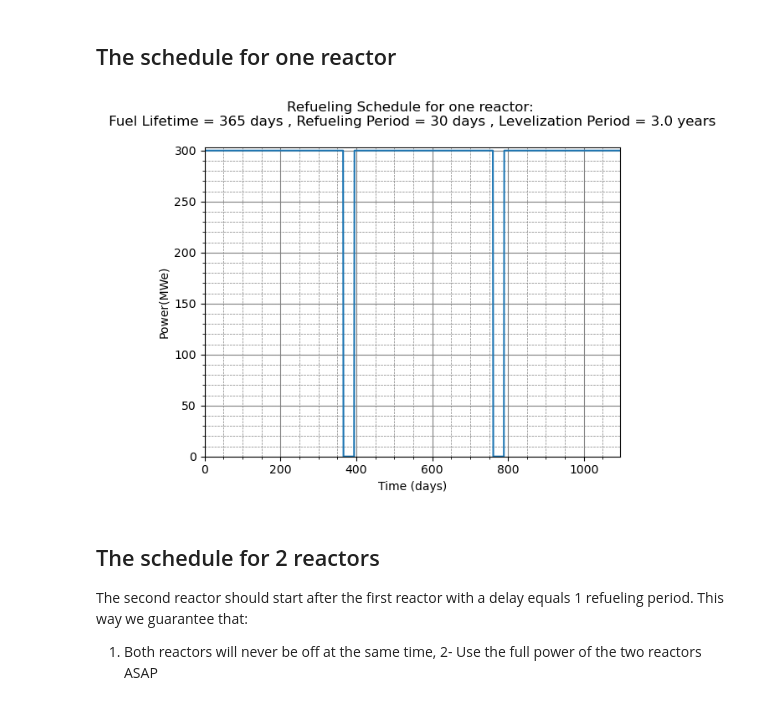
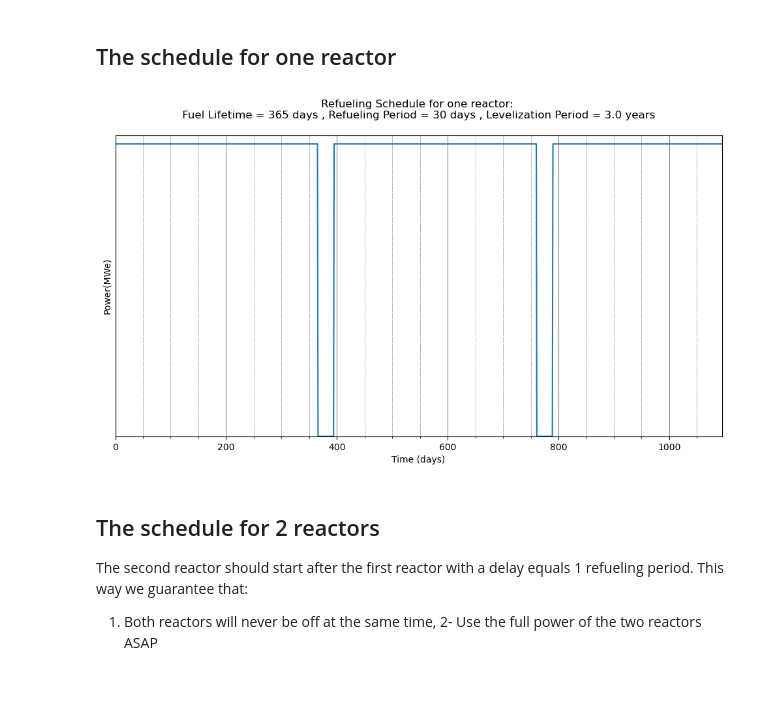
Before and after one commit to BotrosHanna-INL/nuc_DataCenters, a Jupyter notebook: reliability.ipynb, the cells around one changed output. Drawn from its saved outputs; the diff is of its cells as text; code cells hidden in the pictures.

Commit message:
plots

```diff
--- a/reliability.ipynb
+++ b/reliability.ipynb
@@ -53,35 +62,39 @@ please provide us feedback at https://github.com/pandas-dev/pandas/issues/54466
 # %% [markdown]
 ## The schedule for one reactor
 # %%
+fig = plt.figure(figsize=(12, 6))
 power = 300 # MWe
 fuel_lifetime = 1*365 # days
 refueling_period = 30 #days. In this work, the refueling period has to be at least 2 days
 levelization_period = 3*365 # in days
 inital_delay = 0
 
 t_list = []
 P_list = []
 for time in range(levelization_period+1):
     P = calculate_duty_cycle( inital_delay, fuel_lifetime, refueling_period, levelization_period, power, time)
     t_list.append(time)
     P_list.append(P)
 
 
+
 plt.plot(t_list, P_list)
 plt.xlim(0, levelization_period)
-plt.ylim(0, 1.01*power)
+plt.ylim(0, 1.03*power)
 plt.xlabel('Time (days)')
 plt.ylabel('Power(MWe)')
 
 plt.grid(which='major', color='grey', linewidth=0.8)
 plt.grid(which='minor', color='grey', linestyle='dashed', linewidth=0.5)
 plt.minorticks_on()
+plt.gca().yaxis.set_major_locator(plt.NullLocator())
+
 
 
 plt.title(f"Refueling Schedule for one reactor: \n Fuel Lifetime = {np.round(fuel_lifetime, 1)} days , Refueling Period = {refueling_period} days , Levelization Period = {np.round(levelization_period/365, 1)} years \n")
 plt.show()
 # %% [output]
-[figure, old version]
+[figure, new version]
 # %% [markdown]
 ## The schedule for 2 reactors
 The second reactor should start after the first reactor with a delay equals 1 refueling period. This way we guarantee that:
```
Also changed, not shown: parts of 19 cells of this notebook, 2 other files.
